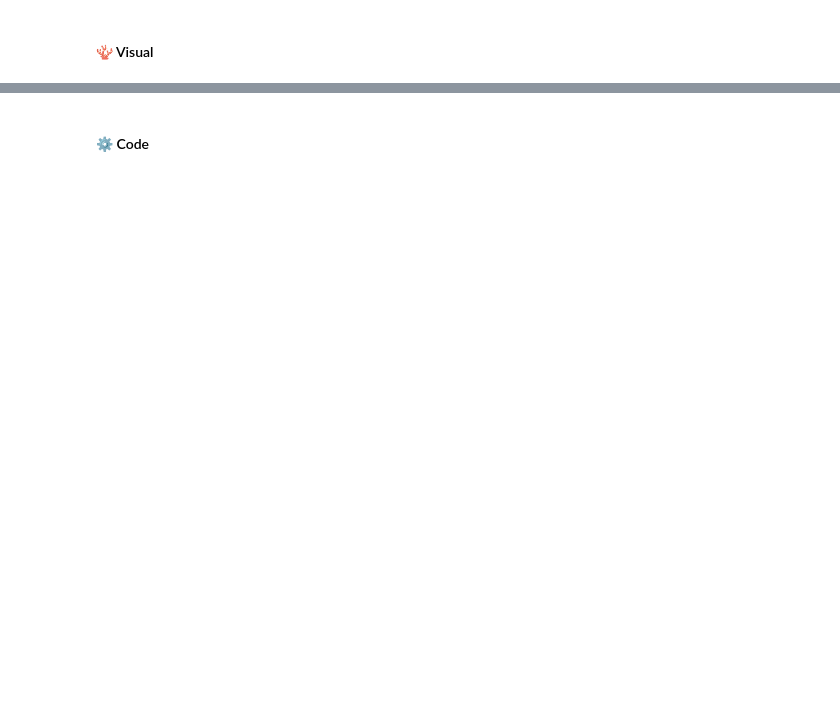
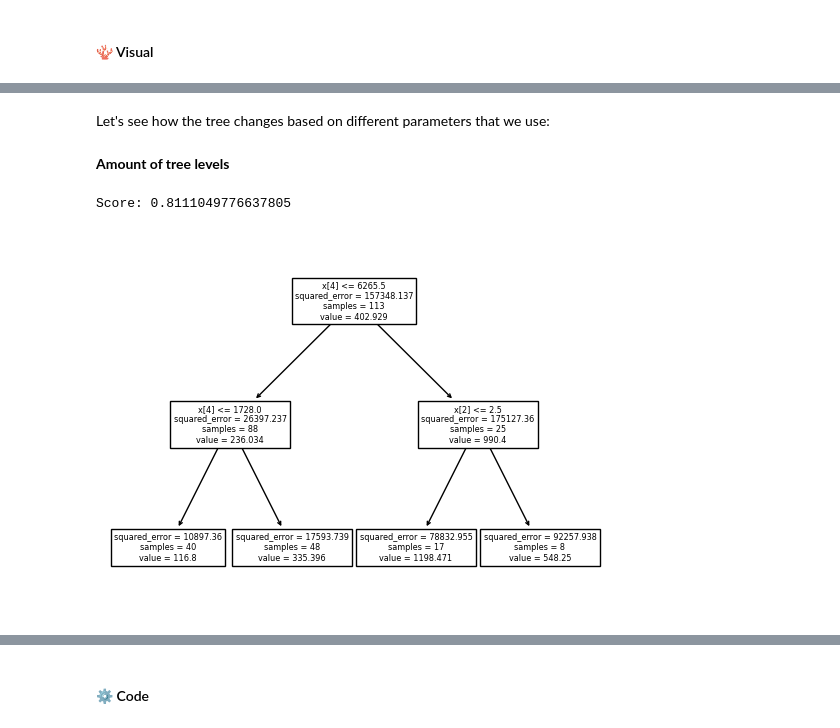
Before and after one commit to STASYA00/IAAC2024_tutorials, a Jupyter notebook: notebooks/04_model_overview.ipynb, the cells around one changed output, grey strips where cells are left out. Drawn from its saved outputs; the diff is of its cells as text; code cells hidden in the pictures; blank space fills up the shorter version.

```diff
--- a/notebooks/04_model_overview.ipynb
+++ b/notebooks/04_model_overview.ipynb
@@ -158,0 +217,12 @@ tree.plot_tree(model)
+# %% [markdown]
+Let's see how the tree changes based on different parameters that we use:
+# %% [markdown]
+**Amount of tree levels**
+# %%
+model = DecisionTreeRegressor(max_depth=2).fit(X, Y)
+model = model.fit(X, Y)
+print("Score: {}".format(model.score(X, Y)))
+_ = tree.plot_tree(model)
+# %% [output]
+Score: 0.8111049776637805
+[figure, added]
```
Also changed, not shown: parts of 59 cells of this notebook.
